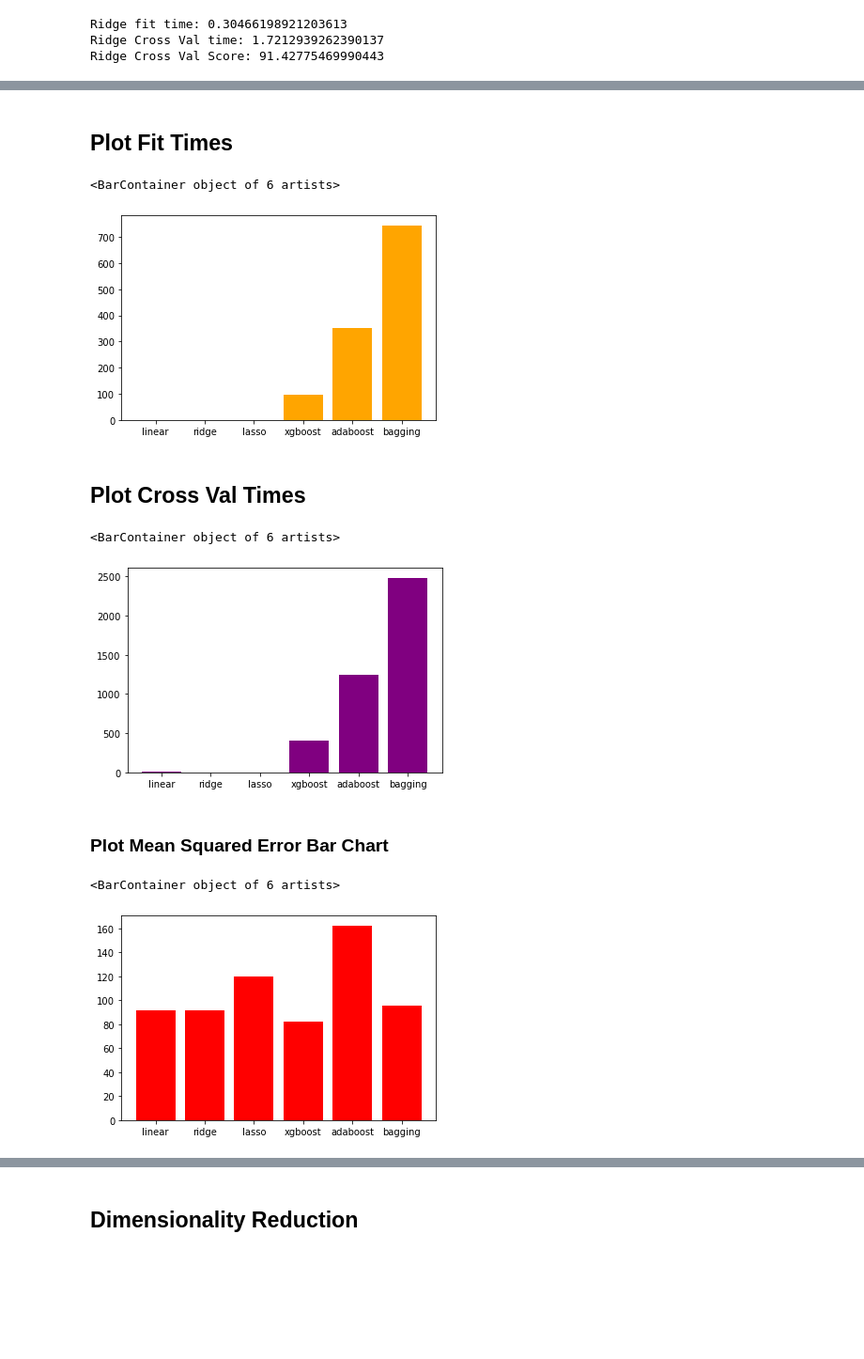
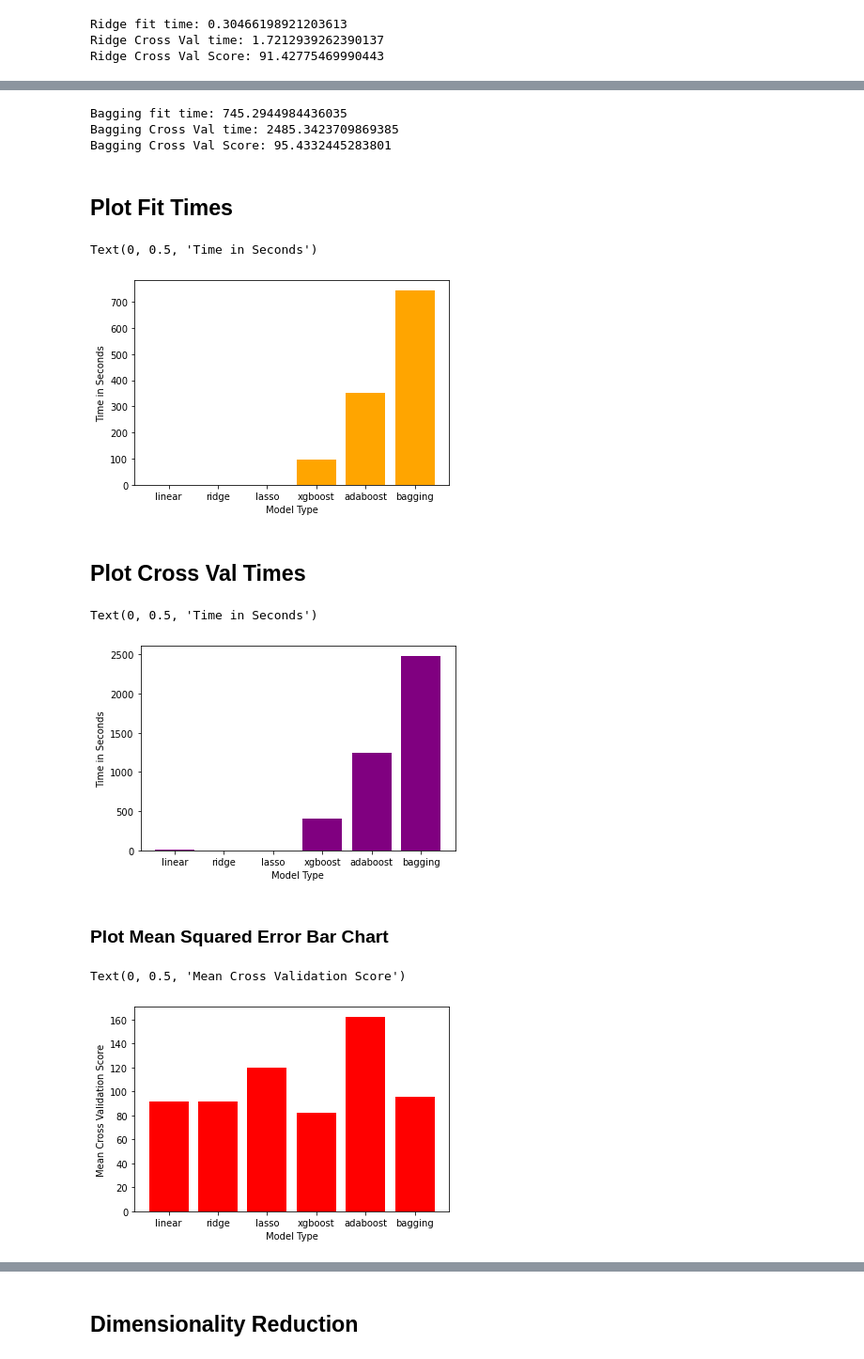
Before and after one commit to SayaliNilangekar/cmpe-255-music-decade-prediction, a Jupyter notebook: 255_Project_Regression.ipynb, the cells around one changed output, grey strips where cells are left out. Shown at 94% size. Saved outputs shown, nothing was run; the diff lists cells and outputs as text; code cells hidden in the pictures; blank space fills up the shorter version.

Commit message:
Added Axes Labels to Graphs

```diff
--- a/255_Project_Regression.ipynb
+++ b/255_Project_Regression.ipynb
@@ -215,24 +193,52 @@ Bagging Cross Val Score: 95.4332445283801
+# %%
+regressors_no_dr['bagging'] = BaggingRegressor()
+start_fit = time.time()
+regressors_no_dr['bagging'].fit(X_train, y_train)
+end_fit = time.time()
+fit_elapsed = end_fit - start_fit
+print('Bagging fit time: ' + str(fit_elapsed))
+fit_times_no_dr.append(fit_elapsed)
+
+start_cv = time.time()
+cv_score = cross_val_score(regressors_no_dr['bagging'], X_train, y_train, cv=kf, scoring=scoring)
+end_cv = time.time()
+cv_elapsed = end_cv - start_cv
+print('Bagging Cross Val time: ' + str(cv_elapsed))
+cross_val_times_no_dr.append(cv_elapsed)
+
+print('Bagging Cross Val Score: ' + str(-1 * cv_score.mean()))
+scores_no_dr.append(-1 * cv_score.mean())
+# %% [output]
+Bagging fit time: 745.2944984436035
+Bagging Cross Val time: 2485.3423709869385
+Bagging Cross Val Score: 95.4332445283801
 # %% [markdown]
 ## Plot Fit Times
 # %%
 models = [key for key in regressors_no_dr.keys() if regressors_no_dr[key] is not None]
 plt.bar(models, fit_times_no_dr, color='orange')
+plt.xlabel('Model Type')
+plt.ylabel('Time in Seconds')
 # %% [output]
-<BarContainer object of 6 artists>
+Text(0, 0.5, 'Time in Seconds')
-[figure, old version]
+[figure, new version]
 # %% [markdown]
 ## Plot Cross Val Times
 # %%
 models = [key for key in regressors_no_dr.keys() if regressors_no_dr[key] is not None]
 plt.bar(models, cross_val_times_no_dr, color='purple')
+plt.xlabel('Model Type')
+plt.ylabel('Time in Seconds')
 # %% [output]
-<BarContainer object of 6 artists>
+Text(0, 0.5, 'Time in Seconds')
-[figure, old version]
+[figure, new version]
 # %% [markdown]
 ### Plot Mean Squared Error Bar Chart
 # %%
 models = [key for key in regressors_no_dr.keys() if regressors_no_dr[key] is not None]
 plt.bar(models, scores_no_dr, color='red')
+plt.xlabel('Model Type')
+plt.ylabel('Mean Cross Validation Score')
 # %% [output]
-<BarContainer object of 6 artists>
+Text(0, 0.5, 'Mean Cross Validation Score')
-[figure, old version]
+[figure, new version]
```
Also changed, not shown: parts of 29 cells of this notebook.
